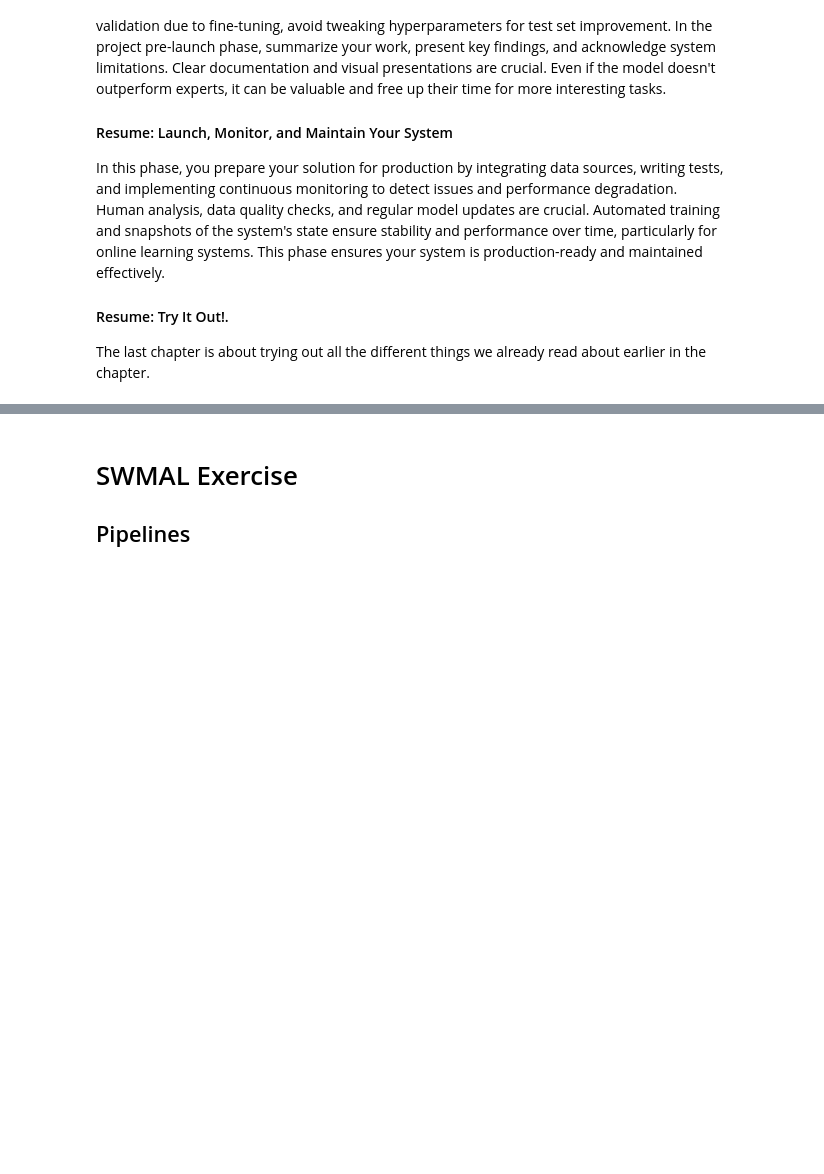
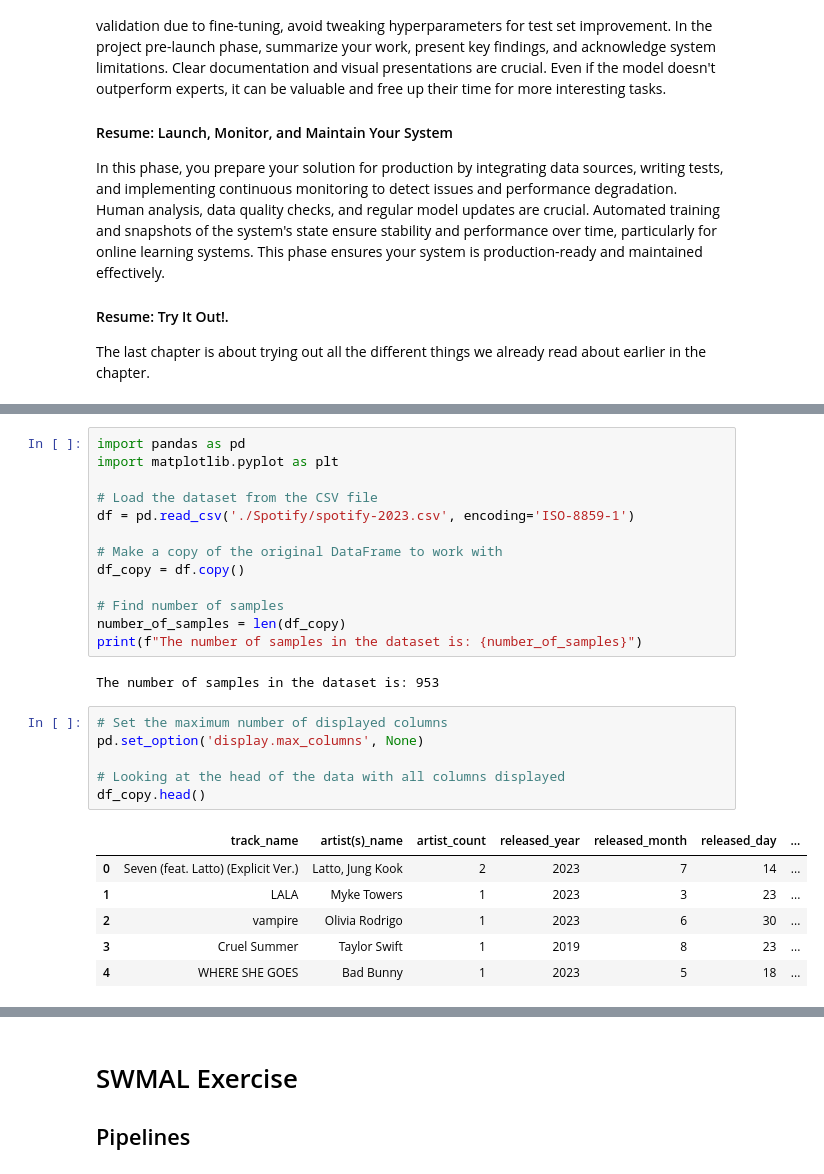
Before and after one commit to MartinStokholm/SWMAL, a Jupyter notebook: Handins/O2/Handin2.ipynb, the cells around one changed output, grey strips where cells are left out. Cells and saved outputs as stored; diff of their text form; blank space fills up the shorter version.

```diff
--- a/Handins/O2/Handin2.ipynb
+++ b/Handins/O2/Handin2.ipynb
@@ -125,0 +154,28 @@ In the section below its possible to see a histogram of all our features. Some o
+# %%
+import pandas as pd
+import matplotlib.pyplot as plt
+
+# Load the dataset from the CSV file
+df = pd.read_csv('./Spotify/spotify-2023.csv', encoding='ISO-8859-1')
+
+# Make a copy of the original DataFrame to work with
+df_copy = df.copy()
+
+# Find number of samples
+number_of_samples = len(df_copy)
+print(f"The number of samples in the dataset is: {number_of_samples}")
+# %% [output]
+The number of samples in the dataset is: 953
+# %%
+# Set the maximum number of displayed columns
+pd.set_option('display.max_columns', None)
+
+# Looking at the head of the data with all columns displayed
+df_copy.head()
+# %% [output]
+|  | track_name | artist(s)_name | artist_count | released_year | released_month | released_day | ... |
+| 0 | Seven (feat. Latto) (Explicit Ver.) | Latto, Jung Kook | 2 | 2023 | 7 | 14 | ... |
+| 1 | LALA | Myke Towers | 1 | 2023 | 3 | 23 | ... |
+| 2 | vampire | Olivia Rodrigo | 1 | 2023 | 6 | 30 | ... |
+| 3 | Cruel Summer | Taylor Swift | 1 | 2019 | 8 | 23 | ... |
+| 4 | WHERE SHE GOES | Bad Bunny | 1 | 2023 | 5 | 18 | ... |
```
Also changed, not shown: parts of 26 cells of this notebook.
